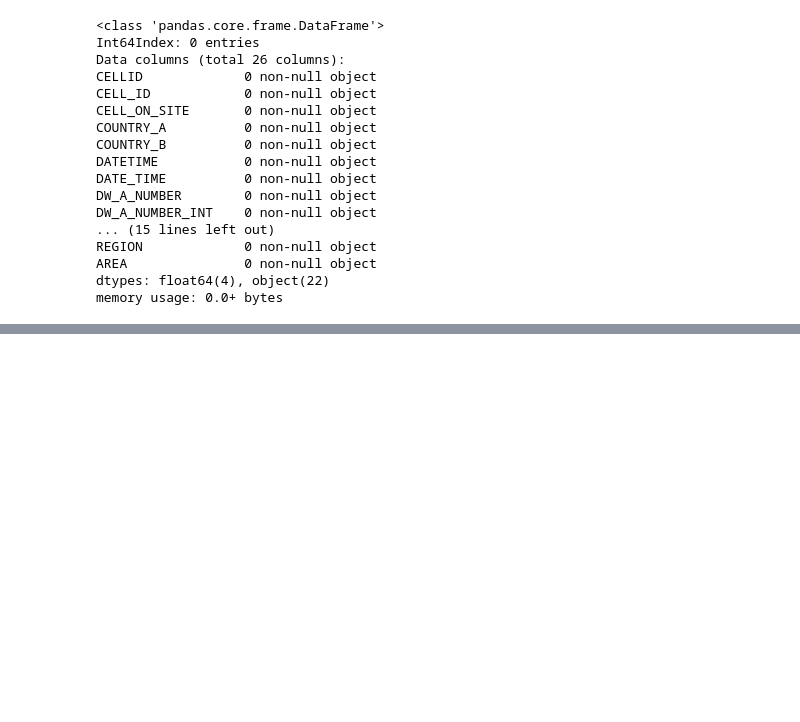
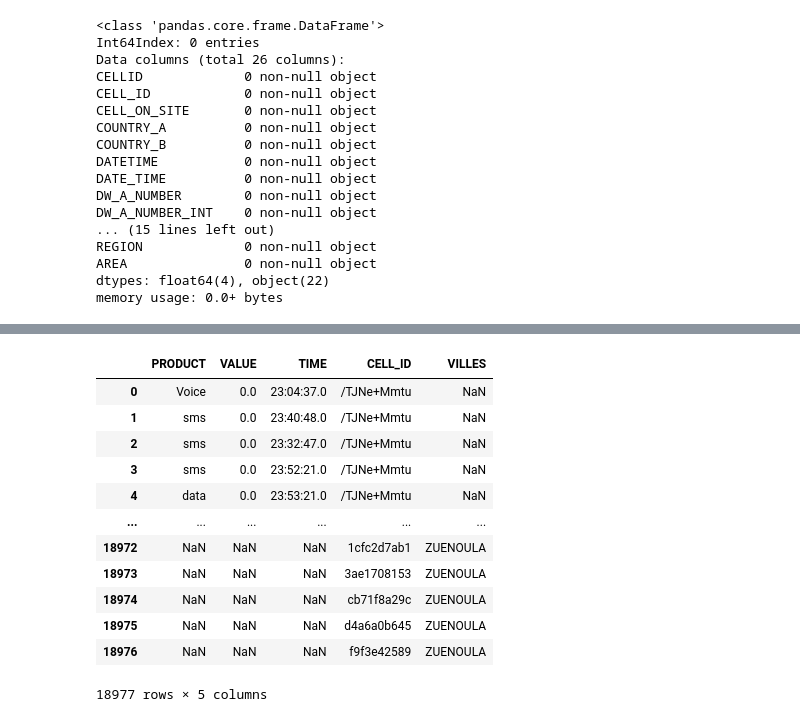
Before and after one commit to 254-collab/Week-3-IP, a Jupyter notebook: Moringa_Data_Science_Prep_W3_Independent_Project_2019_07_Machocho_Mengo_Python.ipynb, the cells around one changed output, grey strips where cells are left out. Saved outputs shown, nothing was run; the diff lists cells and outputs as text; code cells hidden in the pictures; blank space fills up the shorter version.

```diff
--- a/Moringa_Data_Science_Prep_W3_Independent_Project_2019_07_Machocho_Mengo_Python.ipynb
+++ b/Moringa_Data_Science_Prep_W3_Independent_Project_2019_07_Machocho_Mengo_Python.ipynb
@@ -405 +433,4 @@ sms       7.840267
 Name: VALUE, dtype: float64
+# %%
+df5[['DATE','TIME']] = df5.DATE_TIME.str.split(expand=True)
+df5.head()
@@ -405,0 +444,18 @@ Name: VALUE, dtype: float64
+# %%
+# we select product, value, time, cell_id and VILLES from df5
+df6 = df5[["PRODUCT","VALUE","TIME", "CELL_ID", "VILLES"]]
+df6
+# %% [output]
+|  | PRODUCT | VALUE | TIME | CELL_ID | VILLES |
+| 0 | Voice | 0.0 | 23:04:37.0 | /TJNe+Mmtu | NaN |
+| 1 | sms | 0.0 | 23:40:48.0 | /TJNe+Mmtu | NaN |
+| 2 | sms | 0.0 | 23:32:47.0 | /TJNe+Mmtu | NaN |
+| 3 | sms | 0.0 | 23:52:21.0 | /TJNe+Mmtu | NaN |
+| 4 | data | 0.0 | 23:53:21.0 | /TJNe+Mmtu | NaN |
+| ... | ... | ... | ... | ... | ... |
+| 18972 | NaN | NaN | NaN | 1cfc2d7ab1 | ZUENOULA |
+| 18973 | NaN | NaN | NaN | 3ae1708153 | ZUENOULA |
+| 18974 | NaN | NaN | NaN | cb71f8a29c | ZUENOULA |
+| 18975 | NaN | NaN | NaN | d4a6a0b645 | ZUENOULA |
+| 18976 | NaN | NaN | NaN | f9f3e42589 | ZUENOULA |
+18977 rows × 5 columns
```
Also changed, not shown: parts of 63 cells of this notebook.
